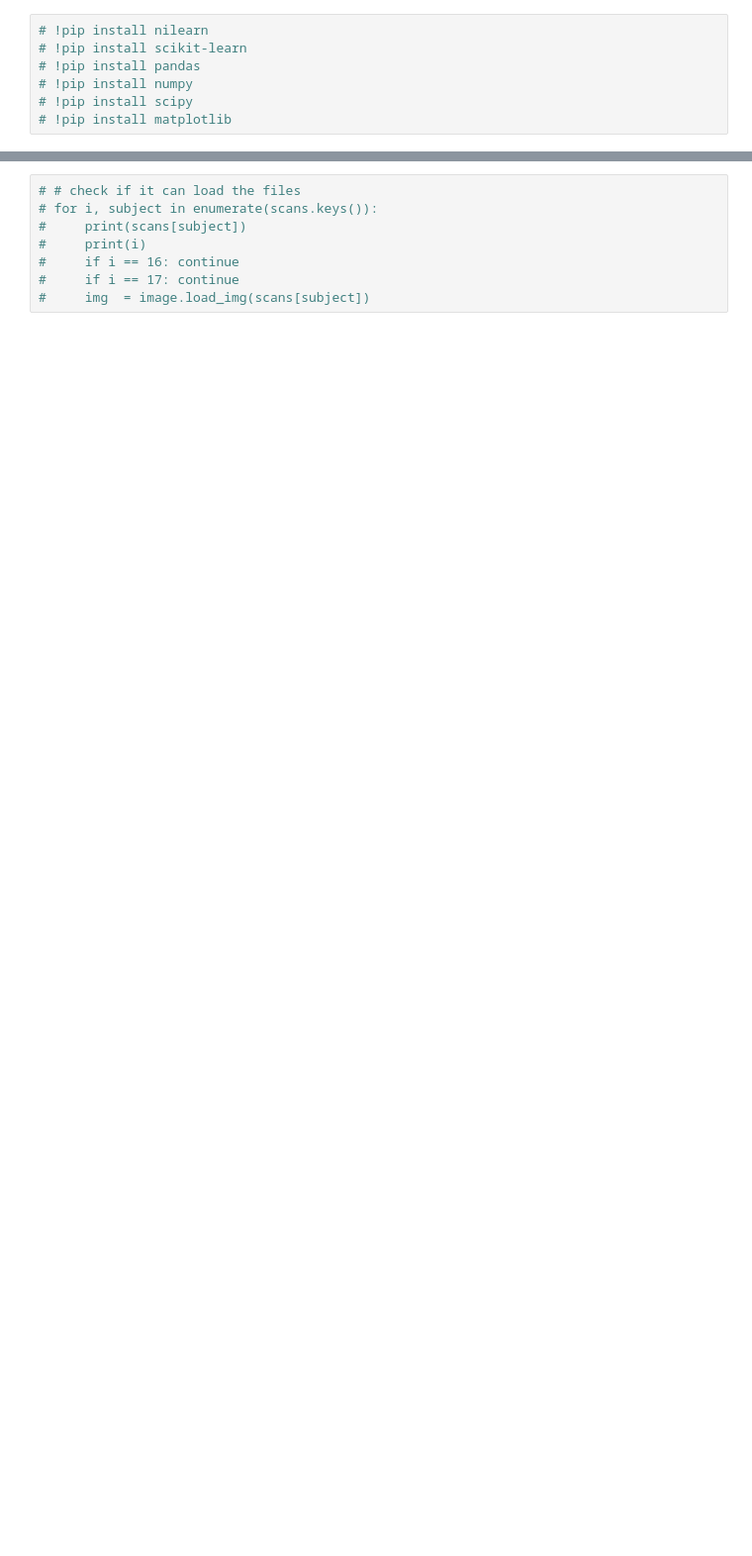
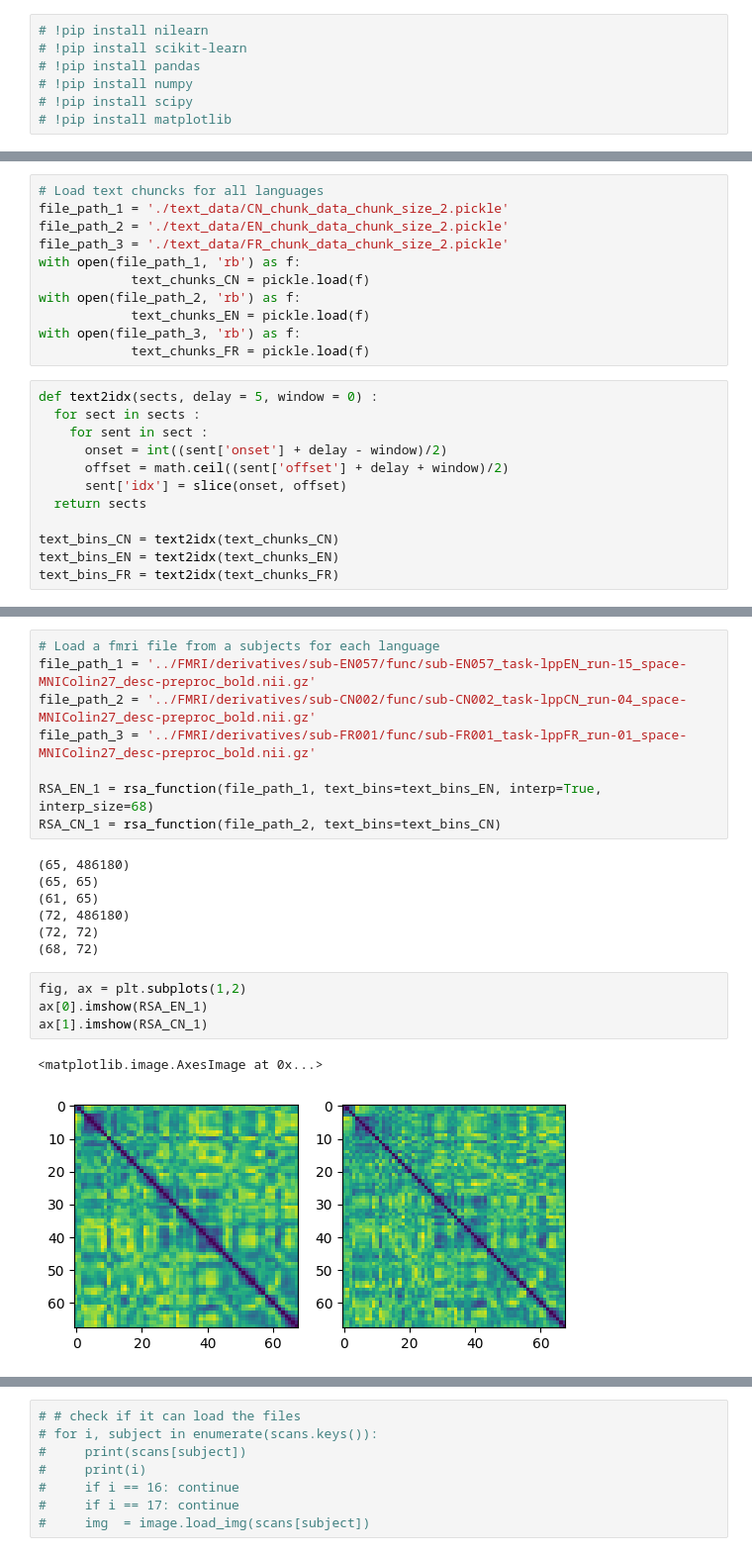
Before and after one commit to DavidFruehbuss/Crosslingual-FMRI-AI-comparison, a Jupyter notebook: Analysis.ipynb, the cells around one changed output, grey strips where cells are left out. Shown at 99% size. Cells and saved outputs as stored; diff of their text form; blank space fills up the shorter version.

```diff
--- a/Analysis.ipynb
+++ b/Analysis.ipynb
@@ -18,0 +78,23 @@ import pickle
+# %%
+# Load text chuncks for all languages
+file_path_1 = './text_data/CN_chunk_data_chunk_size_2.pickle'
+file_path_2 = './text_data/EN_chunk_data_chunk_size_2.pickle'
+file_path_3 = './text_data/FR_chunk_data_chunk_size_2.pickle'
+with open(file_path_1, 'rb') as f:
+            text_chunks_CN = pickle.load(f)
+with open(file_path_2, 'rb') as f:
+            text_chunks_EN = pickle.load(f)
+with open(file_path_3, 'rb') as f:
+            text_chunks_FR = pickle.load(f)
+# %%
+def text2idx(sects, delay = 5, window = 0) :
+  for sect in sects :
+    for sent in sect :
+      onset = int((sent['onset'] + delay - window)/2)
+      offset = math.ceil((sent['offset'] + delay + window)/2)
+      sent['idx'] = slice(onset, offset)
+  return sects
+
+text_bins_CN = text2idx(text_chunks_CN)
+text_bins_EN = text2idx(text_chunks_EN)
+text_bins_FR = text2idx(text_chunks_FR)
@@ -144,0 +245,22 @@ Pearson correlation coefficient between RSA1 and RSA2: PearsonRResult(statistic=
+# %%
+# Load a fmri file from a subjects for each language
+file_path_1 = '../FMRI/derivatives/sub-EN057/func/sub-EN057_task-lppEN_run-15_space-MNIColin27_desc-preproc_bold.nii.gz'
+file_path_2 = '../FMRI/derivatives/sub-CN002/func/sub-CN002_task-lppCN_run-04_space-MNIColin27_desc-preproc_bold.nii.gz'
+file_path_3 = '../FMRI/derivatives/sub-FR001/func/sub-FR001_task-lppFR_run-01_space-MNIColin27_desc-preproc_bold.nii.gz'
+
+RSA_EN_1 = rsa_function(file_path_1, text_bins=text_bins_EN, interp=True, interp_size=68)
+RSA_CN_1 = rsa_function(file_path_2, text_bins=text_bins_CN)
+# %% [output]
+(65, 486180)
+(65, 65)
+(61, 65)
+(72, 486180)
+(72, 72)
+(68, 72)
+# %%
+fig, ax = plt.subplots(1,2)
+ax[0].imshow(RSA_EN_1)
+ax[1].imshow(RSA_CN_1)
+# %% [output]
+<matplotlib.image.AxesImage at 0x...>
+[figure, added]
```
Also changed, not shown: parts of 68 cells of this notebook, 1 other file.
